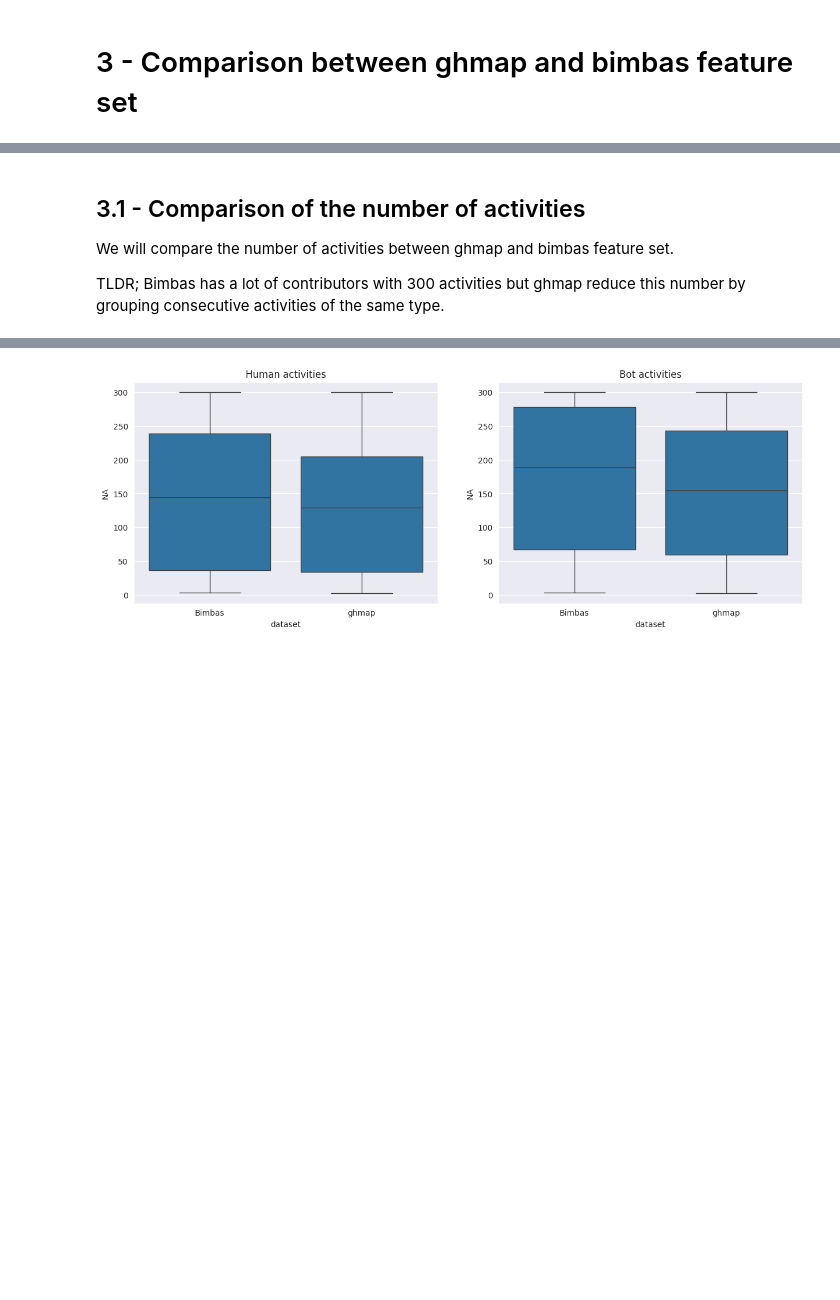
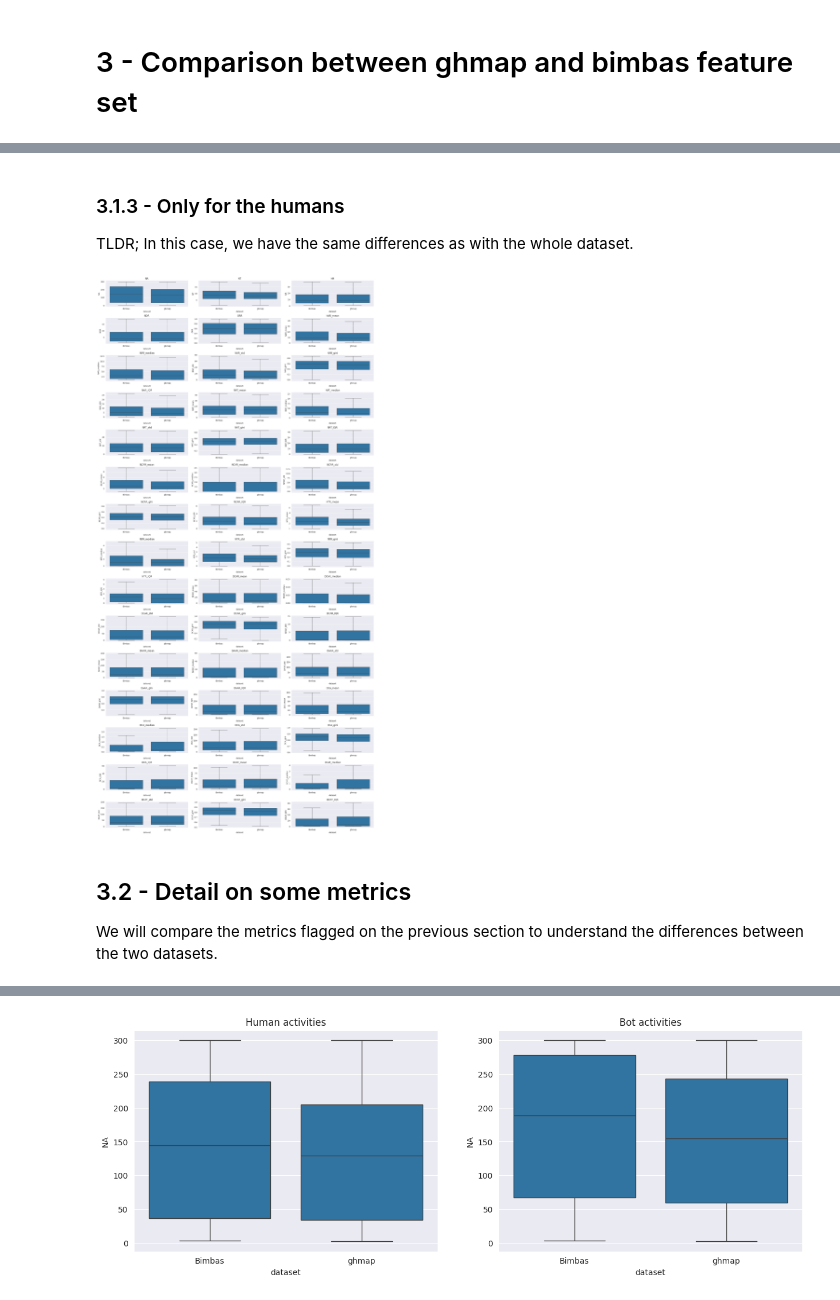
Before and after one commit to MrRose765/GitLab-Bot-identification, a Jupyter notebook: src/notebooks/data_analysis.ipynb, the cells around one changed output, grey strips where cells are left out. Saved outputs shown, nothing was run; the diff lists cells and outputs as text; code cells hidden in the pictures; blank space fills up the shorter version.

```diff
--- a/src/notebooks/data_analysis.ipynb
+++ b/src/notebooks/data_analysis.ipynb
@@ -150,5 +196,15 @@ plt.show()
+# %% [markdown]
+### 3.1.3 - Only for the humans
+TLDR; In this case, we have the same differences as with the whole dataset.
+# %%
+fig, axes = plt.subplots(15, 3, figsize=(20, 40))
+for i, col in enumerate(bimbas_dataset.columns[3:]):
+    sns.boxplot(x='dataset', y=col, data=human, ax=axes[i//3, i%3], showfliers=False)
+    axes[i//3, i%3].set_title(col)
+plt.tight_layout()
+plt.show()
+# %% [output]
+[figure, added]
 # %% [markdown]
-## 3.1 - Comparison of the number of activities
-We will compare the number of activities between ghmap and bimbas feature set.
-
-TLDR; Bimbas has a lot of contributors with 300 activities but ghmap reduce this number by grouping consecutive activities of the same type.
+## 3.2 - Detail on some metrics
+We will compare the metrics flagged on the previous section to understand the differences between the two datasets.
```
Also changed, not shown: parts of 13 cells of this notebook, 3 other files.
